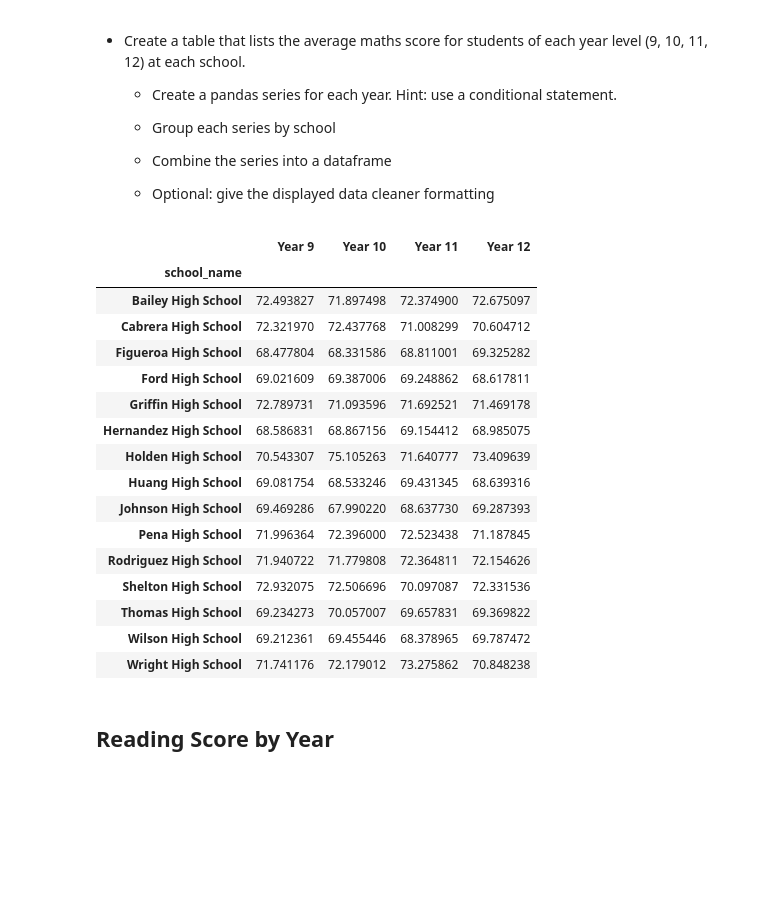
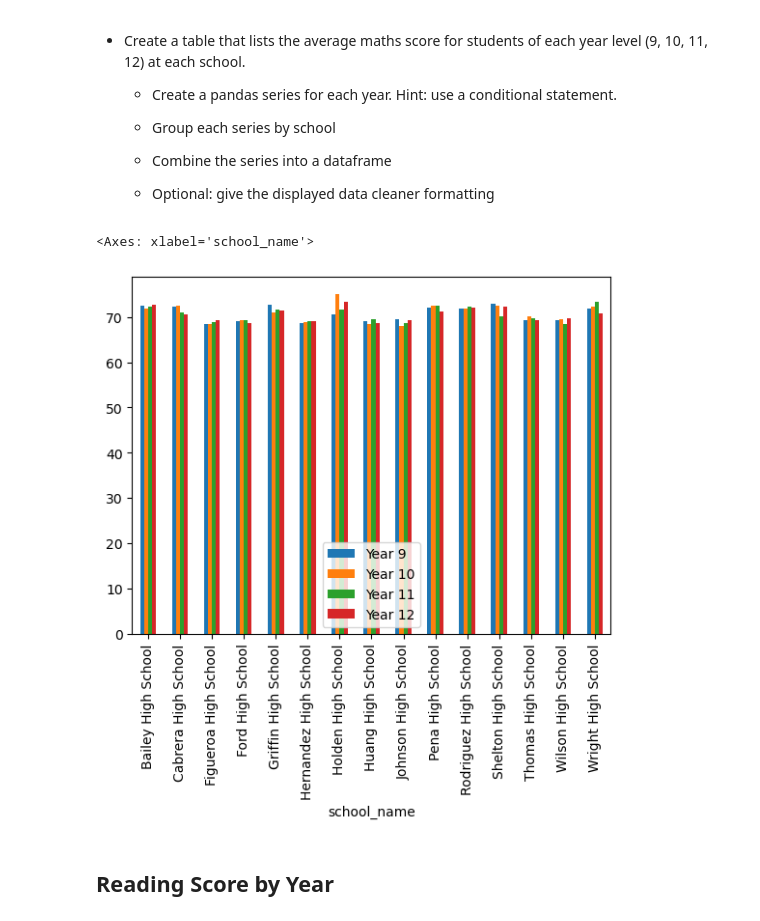
Before and after one commit to wrube/pandas-challenge, a Jupyter notebook: PyCitySchools/PyCitySchools.ipynb, the cells around one changed output. Saved outputs shown, nothing was run; the diff lists cells and outputs as text; code cells hidden in the pictures; blank space fills up the shorter version.

Commit message:
add figures removed starter code and added analysis

```diff
--- a/PyCitySchools/PyCitySchools.ipynb
+++ b/PyCitySchools/PyCitySchools.ipynb
@@ -317,51 +318,44 @@ bottom_schools
 # %%
 # create a function to calculate the average school mark for a subject
 
 def calculate_avg_school_results_by_year(df, year, subject):
     """
     Calculates and outputs the average mark of a given subject per school for a given grade level
 
     Input:
-    df: Dataframe to calculate on
-    year: Integer - the grade year to calculate the marks with
-    subject: String - the subject to calcuate the average marks with. e.g. "maths" or "reading"
+    df = Dataframe to calculate on
+    year = Integer - the grade year to calculate the marks with
+    subject = String - the subject to calcuate the average marks with. e.g. "maths" or "reading"
 
     Ouput:
     Pandas Series: Average mark per school for the given subject
     """
+    # filter df by student year
     students_by_year = df[df["year"] == year]
+
+    # group by school_name and find the average
     avg_student_mark_by_year = students_by_year.groupby("school_name")[f"{subject}_score"].mean()
-    return avg_student_mark_by_year.rename(f"Year {year}")
+
+    # rename the output column with the student Year
+    avg_student_mark_by_year.rename(f"Year {year}", inplace=True)
+
+    return avg_student_mark_by_year
 
 
 start_year = 9
 end_year = 12
 
 # list comprehension to calculate and store the average school marks for a maths
 avg_maths_by_year_and_school = [calculate_avg_school_results_by_year(school_data_complete, year, "maths")\
                                     for year in range(start_year, end_year + 1)]
+
 #create dataframe object with calculated average school marks
 maths_scores_by_year = pd.concat(avg_maths_by_year_and_school, axis=1)
 
-maths_scores_by_year
+maths_scores_by_year.plot.bar()
 # %% [output]
-|  | Year 9 | Year 10 | Year 11 | Year 12 |
-| school_name |  |  |  |  |
-| Bailey High School | 72.493827 | 71.897498 | 72.374900 | 72.675097 |
-| Cabrera High School | 72.321970 | 72.437768 | 71.008299 | 70.604712 |
-| Figueroa High School | 68.477804 | 68.331586 | 68.811001 | 69.325282 |
-| Ford High School | 69.021609 | 69.387006 | 69.248862 | 68.617811 |
-| Griffin High School | 72.789731 | 71.093596 | 71.692521 | 71.469178 |
-| Hernandez High School | 68.586831 | 68.867156 | 69.154412 | 68.985075 |
-| Holden High School | 70.543307 | 75.105263 | 71.640777 | 73.409639 |
-| Huang High School | 69.081754 | 68.533246 | 69.431345 | 68.639316 |
-| Johnson High School | 69.469286 | 67.990220 | 68.637730 | 69.287393 |
-| Pena High School | 71.996364 | 72.396000 | 72.523438 | 71.187845 |
-| Rodriguez High School | 71.940722 | 71.779808 | 72.364811 | 72.154626 |
-| Shelton High School | 72.932075 | 72.506696 | 70.097087 | 72.331536 |
-| Thomas High School | 69.234273 | 70.057007 | 69.657831 | 69.369822 |
-| Wilson High School | 69.212361 | 69.455446 | 68.378965 | 69.787472 |
-| Wright High School | 71.741176 | 72.179012 | 73.275862 | 70.848238 |
+<Axes: xlabel='school_name'>
+[figure, added]
 # %% [markdown]
 ## Reading Score by Year
 # %% [markdown]
```
Also changed, not shown: parts of 7 cells of this notebook, 9 other files.
